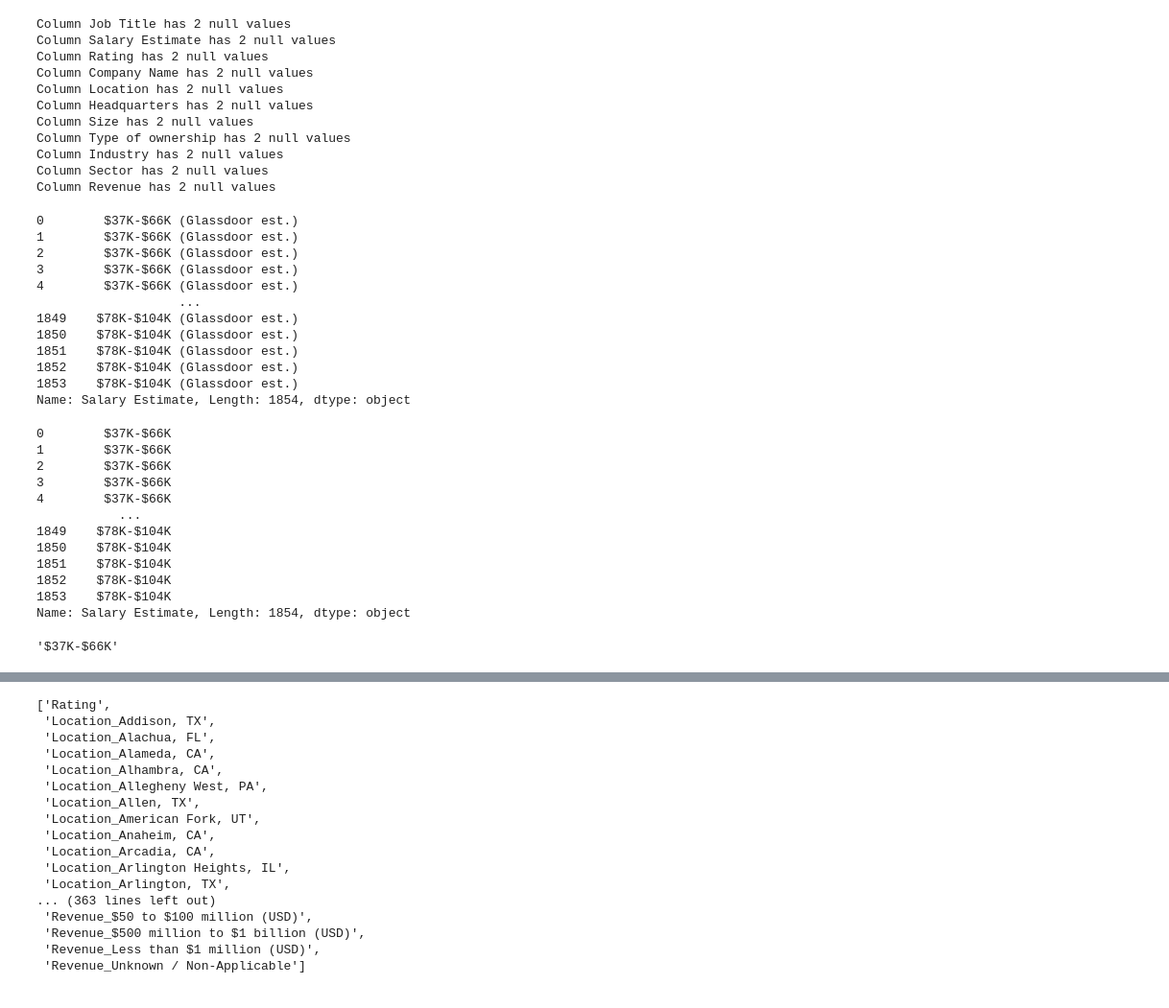
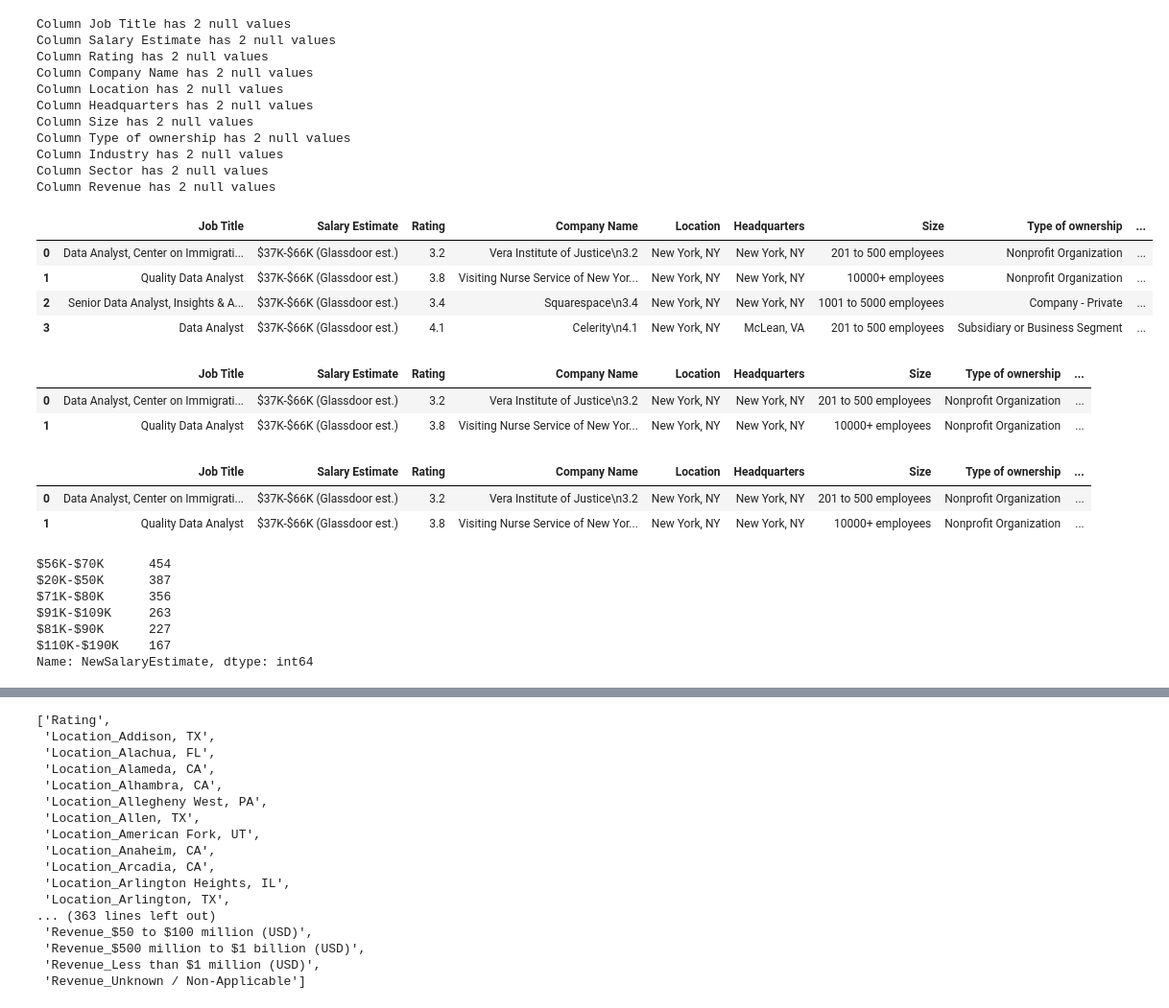
Before and after one commit to HeathMo/Project4, a Jupyter notebook: ML_models.ipynb, the cells around one changed output, grey strips where cells are left out. Shown: that part at 96% size. Drawn from its saved outputs; the diff is of its cells as text; code cells hidden in the pictures.

```diff
--- a/ML_models.ipynb
+++ b/ML_models.ipynb
@@ -63,5 +214,19 @@ Column Revenue has 2 null values
 # Drop the null values
 df.dropna(inplace=True)
 # %%
-# Reset the index
-df = df.reset_index()
+# Create a new column for holding the new salary estimate
+
+df = df.assign(NewSalaryEstimate="")
+df.head(4)
+# %% [output]
+|  | Job Title | Salary Estimate | Rating | Company Name | Location | Headquarters | Size | Type of ownership | ... |
+| 0 | Data Analyst, Center on Immigrati... | $37K-$66K (Glassdoor est.) | 3.2 | Vera Institute of Justice\n3.2 | New York, NY | New York, NY | 201 to 500 employees | Nonprofit Organization | ... |
+| 1 | Quality Data Analyst | $37K-$66K (Glassdoor est.) | 3.8 | Visiting Nurse Service of New Yor... | New York, NY | New York, NY | 10000+ employees | Nonprofit Organization | ... |
+| 2 | Senior Data Analyst, Insights & A... | $37K-$66K (Glassdoor est.) | 3.4 | Squarespace\n3.4 | New York, NY | New York, NY | 1001 to 5000 employees | Company - Private | ... |
+| 3 | Data Analyst | $37K-$66K (Glassdoor est.) | 4.1 | Celerity\n4.1 | New York, NY | McLean, VA | 201 to 500 employees | Subsidiary or Business Segment | ... |
+# %%
+df.head(2)
+# %% [output]
+|  | Job Title | Salary Estimate | Rating | Company Name | Location | Headquarters | Size | Type of ownership | ... |
+| 0 | Data Analyst, Center on Immigrati... | $37K-$66K (Glassdoor est.) | 3.2 | Vera Institute of Justice\n3.2 | New York, NY | New York, NY | 201 to 500 employees | Nonprofit Organization | ... |
+| 1 | Quality Data Analyst | $37K-$66K (Glassdoor est.) | 3.8 | Visiting Nurse Service of New Yor... | New York, NY | New York, NY | 10000+ employees | Nonprofit Organization | ... |
@@ -68,38 +239,18 @@ df = df.reset_index()
+# %%
+df.head(2)
+# %% [output]
+|  | Job Title | Salary Estimate | Rating | Company Name | Location | Headquarters | Size | Type of ownership | ... |
+| 0 | Data Analyst, Center on Immigrati... | $37K-$66K (Glassdoor est.) | 3.2 | Vera Institute of Justice\n3.2 | New York, NY | New York, NY | 201 to 500 employees | Nonprofit Organization | ... |
+| 1 | Quality Data Analyst | $37K-$66K (Glassdoor est.) | 3.8 | Visiting Nurse Service of New Yor... | New York, NY | New York, NY | 10000+ employees | Nonprofit Organization | ... |
 # %%
-# Let's look at the "Salary Estimate" column. Please note it ends with (Glassdoor est.) which we will stip out.
-df['Salary Estimate']
+# Let's look at the distribution of the new salary ranges
+checker_counts = df['NewSalaryEstimate'].value_counts()
+checker_counts
 # %% [output]
-0        $37K-$66K (Glassdoor est.)
-1        $37K-$66K (Glassdoor est.)
-2        $37K-$66K (Glassdoor est.)
-3        $37K-$66K (Glassdoor est.)
-4        $37K-$66K (Glassdoor est.)
-                   ...
-1849    $78K-$104K (Glassdoor est.)
-1850    $78K-$104K (Glassdoor est.)
-1851    $78K-$104K (Glassdoor est.)
-1852    $78K-$104K (Glassdoor est.)
-1853    $78K-$104K (Glassdoor est.)
-Name: Salary Estimate, Length: 1854, dtype: object
+$56K-$70K      454
+$20K-$50K      387
+$71K-$80K      356
+$91K-$109K     263
+$81K-$90K      227
+$110K-$190K    167
+Name: NewSalaryEstimate, dtype: int64
-# %%
-# Strip out the " (Glassdoor est.)" from the end of the "Salary Estimate" column and the leading space before it.
-df['Salary Estimate'] = df['Salary Estimate'].str.replace(' \(.*\)', '')
-df['Salary Estimate']
-# %% [output]
-0        $37K-$66K
-1        $37K-$66K
-2        $37K-$66K
-3        $37K-$66K
-4        $37K-$66K
-           ...
-1849    $78K-$104K
-1850    $78K-$104K
-1851    $78K-$104K
-1852    $78K-$104K
-1853    $78K-$104K
-Name: Salary Estimate, Length: 1854, dtype: object
-# %%
-# Check first one to see leading space before the (Glassdoor est.) was removed.  It was removed successfully.
-df['Salary Estimate'][0]
-# %% [output]
-'$37K-$66K'
```
Also changed, not shown: parts of 18 cells of this notebook.
